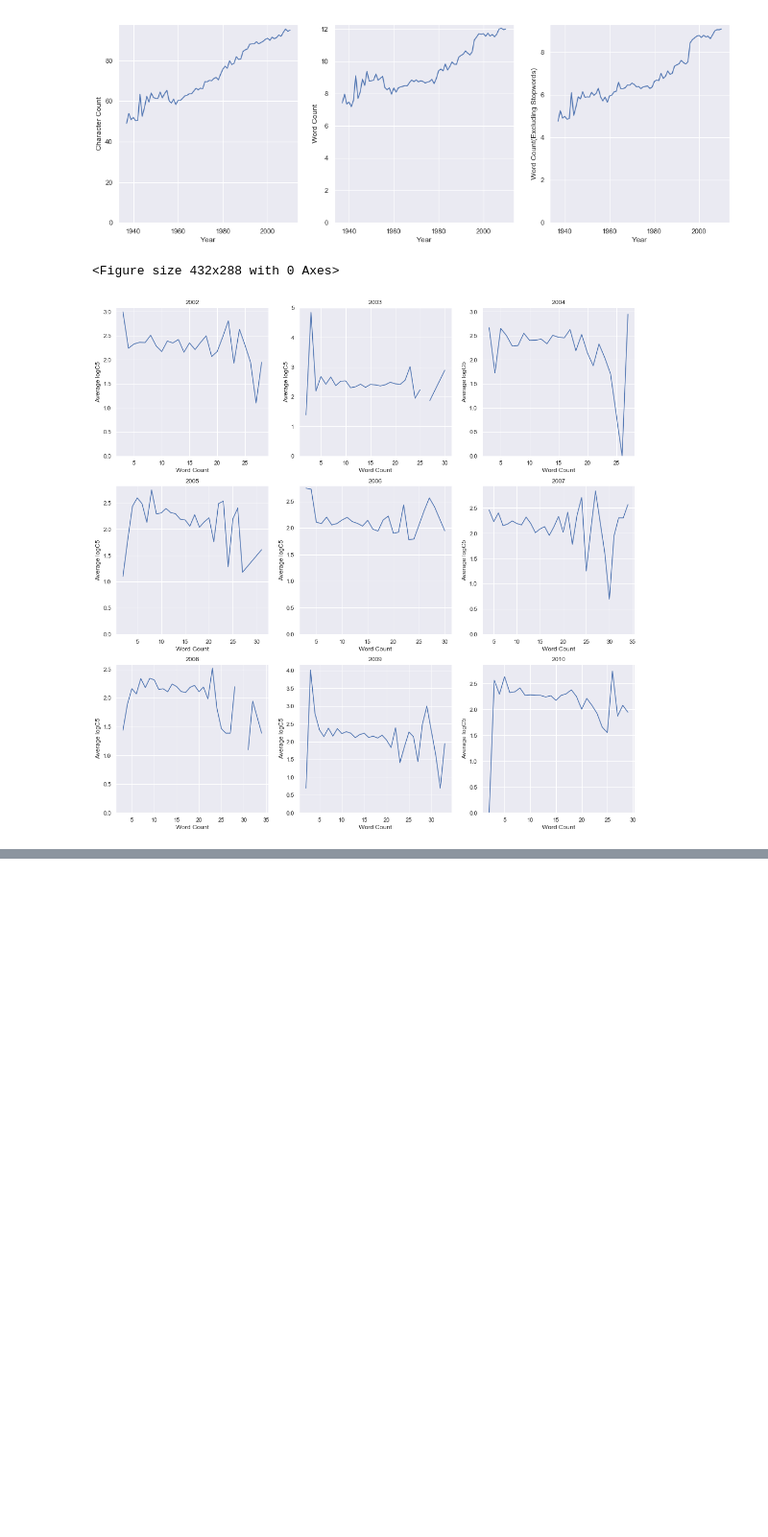
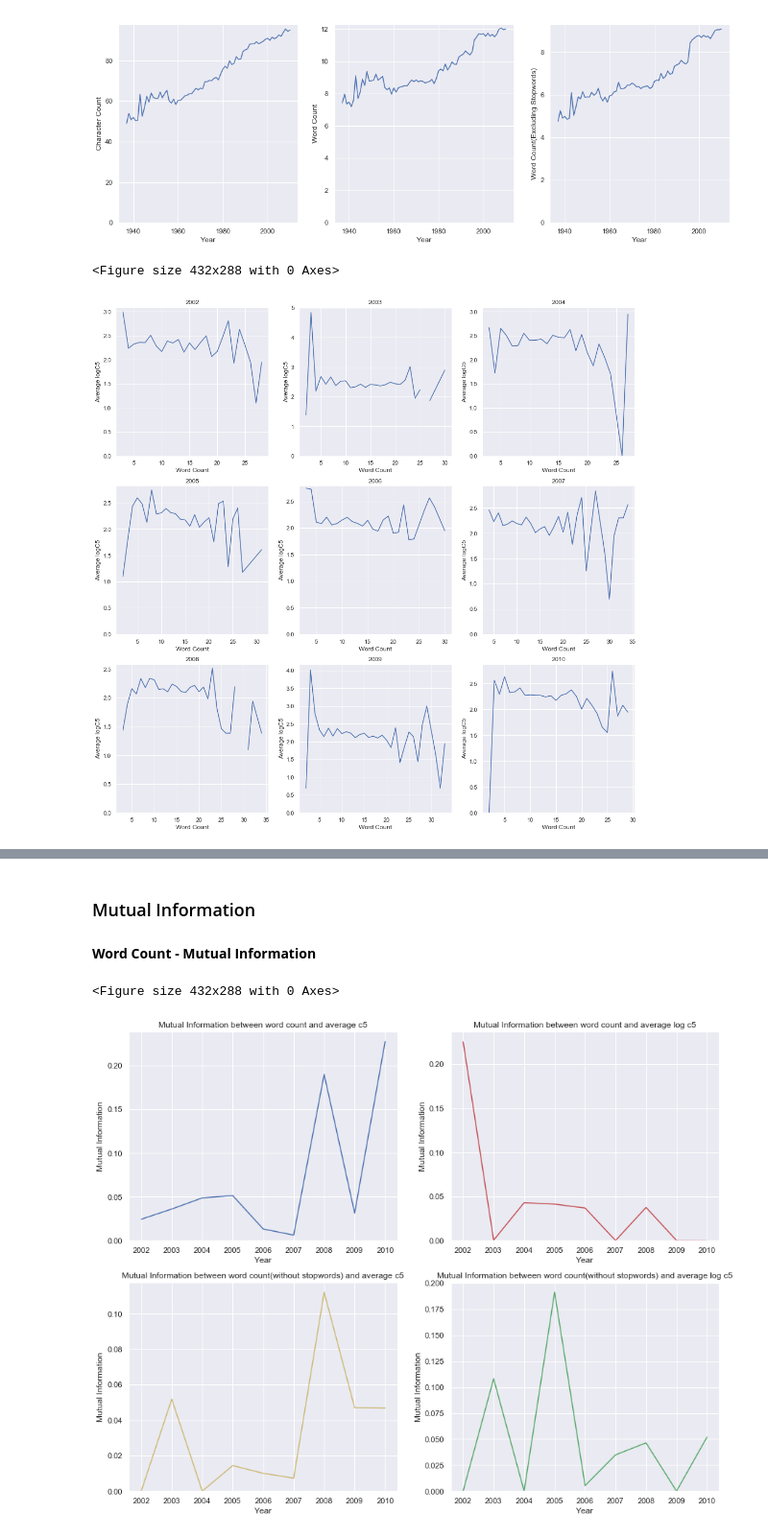
Before and after one commit to srjit/science-of-genius-title-impact, a Jupyter notebook: src/story/1. Journal of Applied Physics - Analysis.ipynb, the cells around one changed output, grey strips where cells are left out. Shown: that part at 96% size. Drawn from its saved outputs; the diff is of its cells as text; code cells hidden in the pictures; blank space fills up the shorter version.

Commit message:
update graphs

```diff
--- a/src/story/1. Journal of Applied Physics - Analysis.ipynb
+++ b/src/story/1. Journal of Applied Physics - Analysis.ipynb
@@ -196,0 +303,64 @@ plt.show()
+# %% [markdown]
+### Mutual Information
+# %% [markdown]
+__Word Count - Mutual Information__
+# %%
+def mutual_information_for_year(year, col1, col2):
+    tmp = data[data.PubYear_x == year]
+    tmp = tmp.groupby(col1)['c5'].mean().reset_index(name="avg_c5")
+    tmp['corrected_avg'] = tmp['avg_c5'].apply(lambda x: x+1)
+    tmp['avg_log_c5'] = tmp['corrected_avg'].apply(lambda x: np.round(np.log(x), decimals=3))
+    mi = mutual_information.calculate(list(tmp[col1]), list(tmp[col2]))
+    return mi
+
+mi1s = [mutual_information_for_year(year, col1="word_count", col2="avg_c5") for year in range(2002, 2011)]
+mi2s = [mutual_information_for_year(year, col1="word_count", col2="avg_log_c5") for year in range(2002, 2011)]
+mi3s = [mutual_information_for_year(year, col1="cleaned_title_word_count", col2="avg_c5") for year in range(2002, 2011)]
+mi4s = [mutual_information_for_year(year, col1="cleaned_title_word_count", col2="avg_log_c5") for year in range(2002, 2011)]
+# %%
+# Variation of Mutual Information to word count over the years
+
+f1 = plt.figure()
+f1 = plt.figure(figsize=(15,12))
+
+
+ax1 = f1.add_subplot(221)
+ax1.plot(list(range(2002,2011)),
+         mi1s)
+ax1.set_ylim(ymin=0)
+ax1.set_xlabel("Year")
+ax1.set_ylabel("Mutual Information")
+ax1.set_title("Mutual Information between word count and average c5")
+
+
+ax2 = f1.add_subplot(222)
+ax2.plot(list(range(2002,2011)),
+         mi2s, color="r")
+ax2.set_ylim(ymin=0)
+ax2.set_xlabel("Year")
+ax2.set_ylabel("Mutual Information")
+ax2.set_title("Mutual Information between word count and average log c5")
+
+
+ax3 = f1.add_subplot(223)
+ax3.plot(list(range(2002,2011)),
+      mi3s, color="y")
+ax3.set_ylim(ymin=0)
+ax3.set_xlabel("Year")
+ax3.set_ylabel("Mutual Information")
+ax3.set_title("Mutual Information between word count(without stopwords) and average c5")
+
+
+ax4 = f1.add_subplot(224)
+ax4.plot(list(range(2002,2011)),
+      mi4s, color="g")
+ax4.set_ylim(ymin=0)
+ax4.set_xlabel("Year")
+ax4.set_ylabel("Mutual Information")
+ax4.set_title("Mutual Information between word count(without stopwords) and average log c5")
+
+
+plt.show()
+# %% [output]
+<Figure size 432x288 with 0 Axes>
+[figure, added]
```
Also changed, not shown: parts of 2 cells of this notebook, 3 other files.
